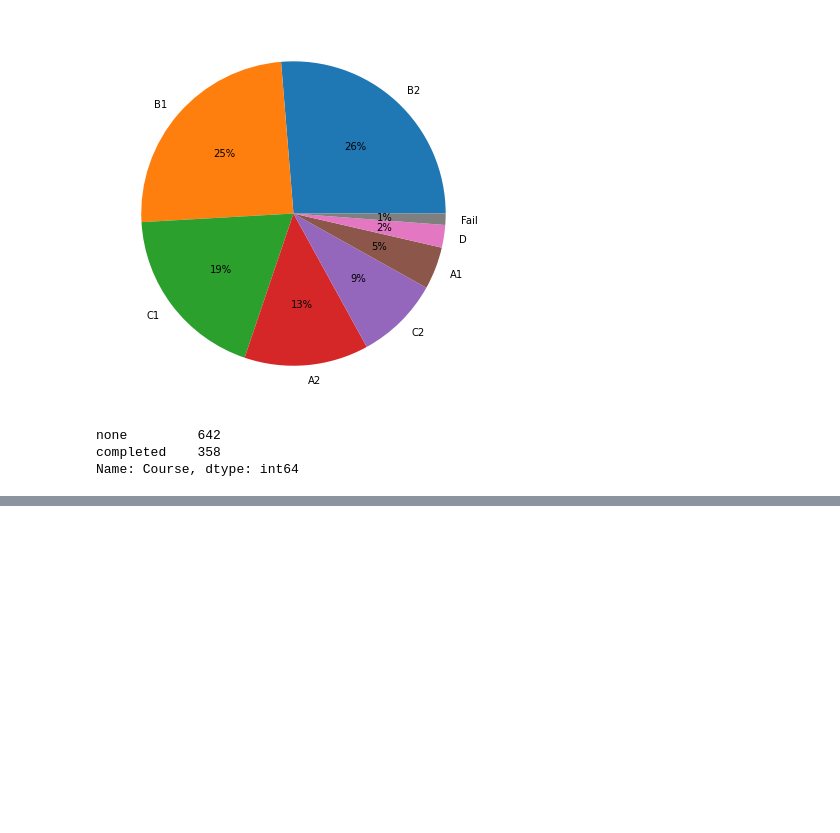
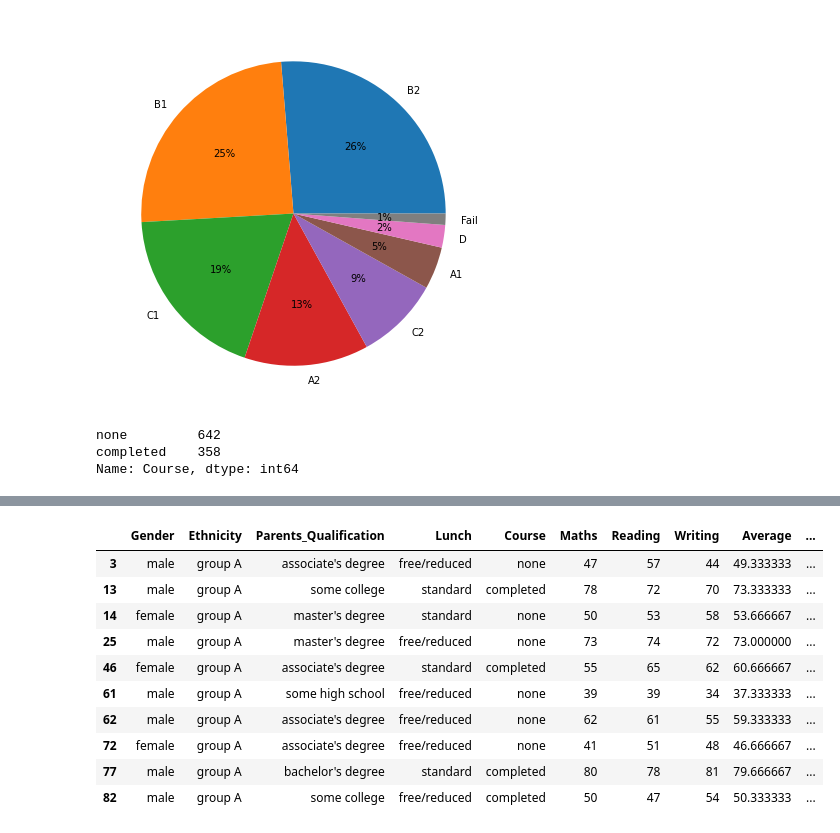
Before and after one commit to XXGdragonXX/Students-perfomance-analysis, a Jupyter notebook: Student perfomance analysis.ipynb, the cells around one changed output, grey strips where cells are left out. Drawn from its saved outputs; the diff is of its cells as text; code cells hidden in the pictures; blank space fills up the shorter version.

```diff
--- a/Student perfomance analysis.ipynb
+++ b/Student perfomance analysis.ipynb
@@ -243,0 +244,15 @@ plt.show()
+# %%
+Marks_dist1=DF[DF.Ethnicity=='group A']
+Marks_dist1.head(10)
+# %% [output]
+|  | Gender | Ethnicity | Parents_Qualification | Lunch | Course | Maths | Reading | Writing | Average | ... |
+| 3 | male | group A | associate's degree | free/reduced | none | 47 | 57 | 44 | 49.333333 | ... |
+| 13 | male | group A | some college | standard | completed | 78 | 72 | 70 | 73.333333 | ... |
+| 14 | female | group A | master's degree | standard | none | 50 | 53 | 58 | 53.666667 | ... |
+| 25 | male | group A | master's degree | free/reduced | none | 73 | 74 | 72 | 73.000000 | ... |
+| 46 | female | group A | associate's degree | standard | completed | 55 | 65 | 62 | 60.666667 | ... |
+| 61 | male | group A | some high school | free/reduced | none | 39 | 39 | 34 | 37.333333 | ... |
+| 62 | male | group A | associate's degree | free/reduced | none | 62 | 61 | 55 | 59.333333 | ... |
+| 72 | female | group A | associate's degree | free/reduced | none | 41 | 51 | 48 | 46.666667 | ... |
+| 77 | male | group A | bachelor's degree | standard | completed | 80 | 78 | 81 | 79.666667 | ... |
+| 82 | male | group A | some college | free/reduced | completed | 50 | 47 | 54 | 50.333333 | ... |
```
Also changed, not shown: parts of 8 cells of this notebook.
